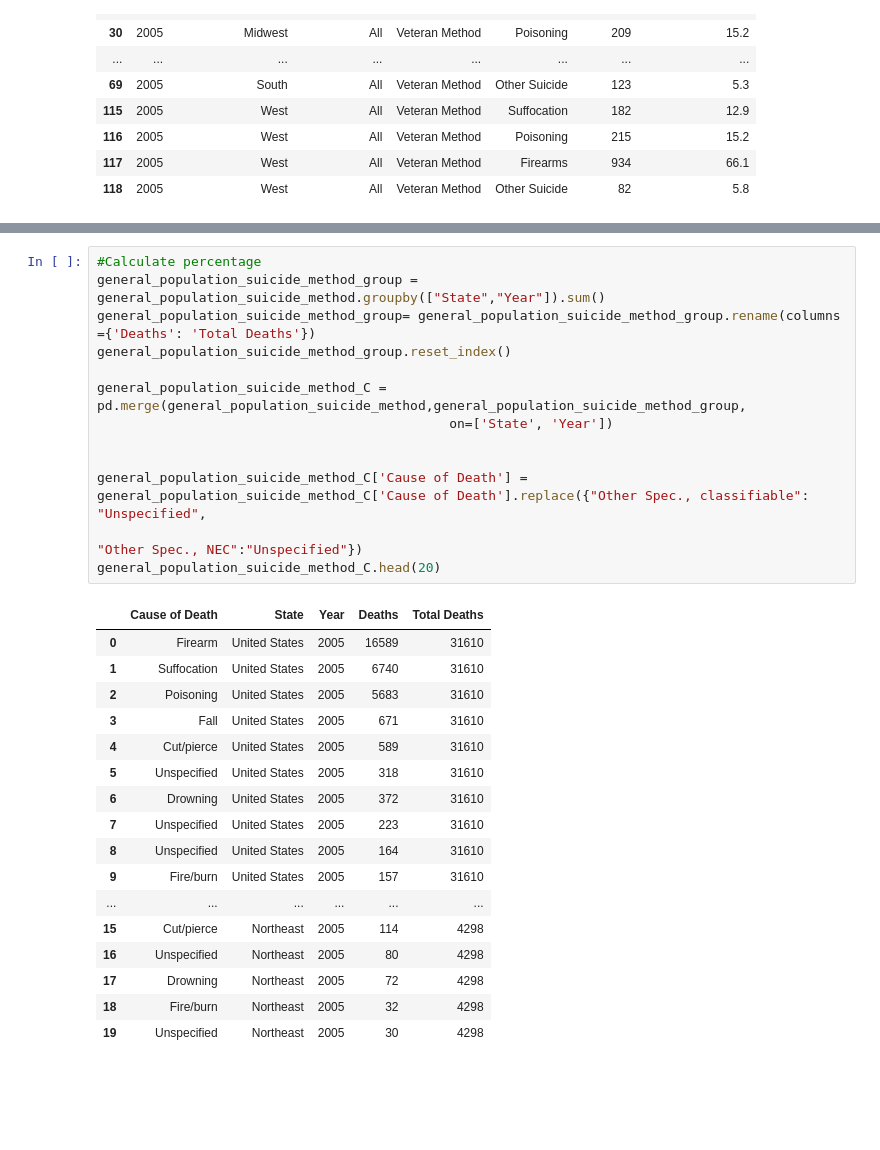
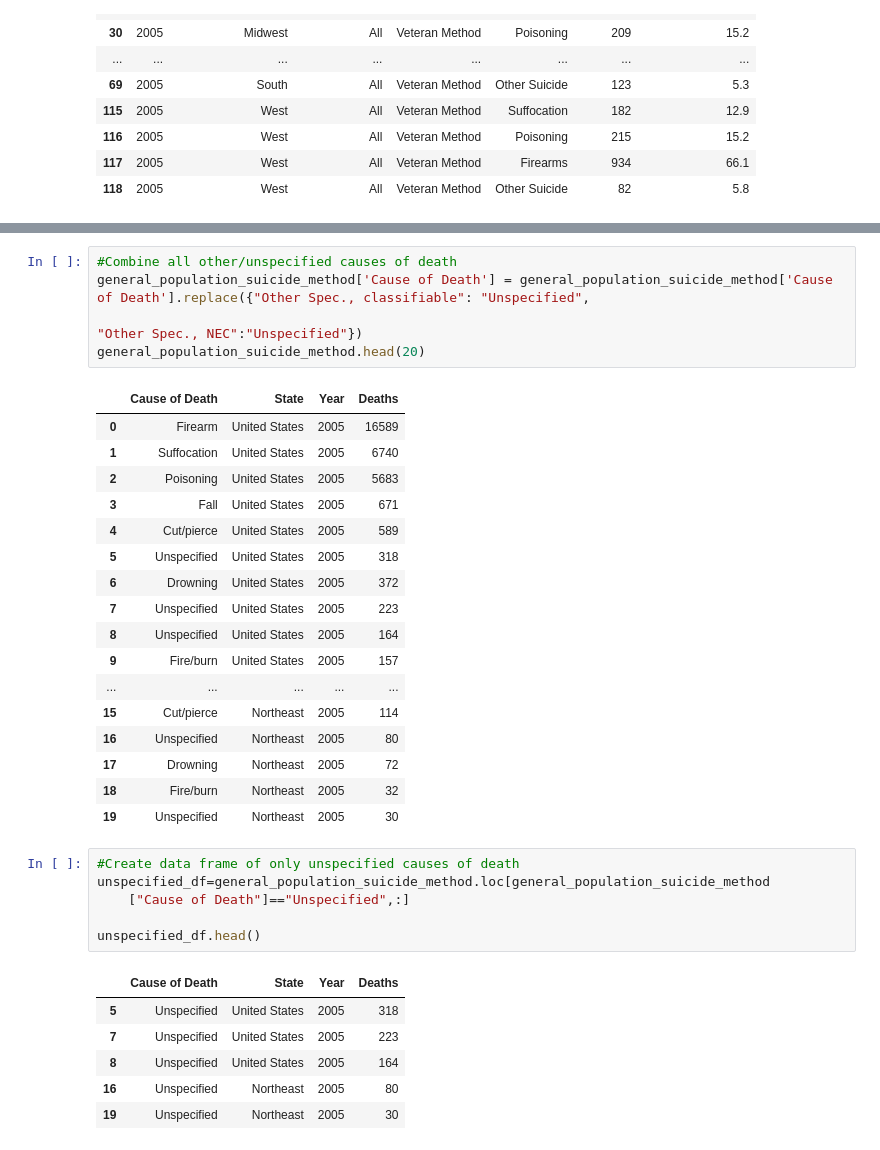
Before and after one commit to jetchechury/Project_1_SuicideAnalysis, a Jupyter notebook: JN_Project1.ipynb, the cells around one changed output, grey strips where cells are left out. Drawn from its saved outputs; the diff is of its cells as text; blank space fills up the shorter version.

```diff
--- a/JN_Project1.ipynb
+++ b/JN_Project1.ipynb
@@ -188,33 +202,38 @@ Cut/pierce                   60
 Unspecified                  59
 Name: Cause of Death, dtype: int64
 # %%
-#Calculate percentage
-general_population_suicide_method_group = general_population_suicide_method.groupby(["State","Year"]).sum()
-general_population_suicide_method_group= general_population_suicide_method_group.rename(columns ={'Deaths': 'Total Deaths'})
-general_population_suicide_method_group.reset_index()
-
-general_population_suicide_method_C = pd.merge(general_population_suicide_method,general_population_suicide_method_group,
-                                             on=['State', 'Year'])
-
-
-general_population_suicide_method_C['Cause of Death'] = general_population_suicide_method_C['Cause of Death'].replace({"Other Spec., classifiable": "Unspecified",
+#Combine all other/unspecified causes of death
+general_population_suicide_method['Cause of Death'] = general_population_suicide_method['Cause of Death'].replace({"Other Spec., classifiable": "Unspecified",
                                                                                                                        "Other Spec., NEC":"Unspecified"})
-general_population_suicide_method_C.head(20)
+general_population_suicide_method.head(20)
 # %% [output]
-|  | Cause of Death | State | Year | Deaths | Total Deaths |
-| 0 | Firearm | United States | 2005 | 16589 | 31610 |
-| 1 | Suffocation | United States | 2005 | 6740 | 31610 |
-| 2 | Poisoning | United States | 2005 | 5683 | 31610 |
-| 3 | Fall | United States | 2005 | 671 | 31610 |
-| 4 | Cut/pierce | United States | 2005 | 589 | 31610 |
-| 5 | Unspecified | United States | 2005 | 318 | 31610 |
-| 6 | Drowning | United States | 2005 | 372 | 31610 |
-| 7 | Unspecified | United States | 2005 | 223 | 31610 |
-| 8 | Unspecified | United States | 2005 | 164 | 31610 |
-| 9 | Fire/burn | United States | 2005 | 157 | 31610 |
-| ... | ... | ... | ... | ... | ... |
-| 15 | Cut/pierce | Northeast | 2005 | 114 | 4298 |
-| 16 | Unspecified | Northeast | 2005 | 80 | 4298 |
-| 17 | Drowning | Northeast | 2005 | 72 | 4298 |
-| 18 | Fire/burn | Northeast | 2005 | 32 | 4298 |
-| 19 | Unspecified | Northeast | 2005 | 30 | 4298 |
+|  | Cause of Death | State | Year | Deaths |
+| 0 | Firearm | United States | 2005 | 16589 |
+| 1 | Suffocation | United States | 2005 | 6740 |
+| 2 | Poisoning | United States | 2005 | 5683 |
+| 3 | Fall | United States | 2005 | 671 |
+| 4 | Cut/pierce | United States | 2005 | 589 |
+| 5 | Unspecified | United States | 2005 | 318 |
+| 6 | Drowning | United States | 2005 | 372 |
+| 7 | Unspecified | United States | 2005 | 223 |
+| 8 | Unspecified | United States | 2005 | 164 |
+| 9 | Fire/burn | United States | 2005 | 157 |
+| ... | ... | ... | ... | ... |
+| 15 | Cut/pierce | Northeast | 2005 | 114 |
+| 16 | Unspecified | Northeast | 2005 | 80 |
+| 17 | Drowning | Northeast | 2005 | 72 |
+| 18 | Fire/burn | Northeast | 2005 | 32 |
+| 19 | Unspecified | Northeast | 2005 | 30 |
+# %%
+#Create data frame of only unspecified causes of death
+unspecified_df=general_population_suicide_method.loc[general_population_suicide_method
+    ["Cause of Death"]=="Unspecified",:]
+
+unspecified_df.head()
+# %% [output]
+|  | Cause of Death | State | Year | Deaths |
+| 5 | Unspecified | United States | 2005 | 318 |
+| 7 | Unspecified | United States | 2005 | 223 |
+| 8 | Unspecified | United States | 2005 | 164 |
+| 16 | Unspecified | Northeast | 2005 | 80 |
+| 19 | Unspecified | Northeast | 2005 | 30 |
```
Also changed, not shown: parts of 19 cells of this notebook.
